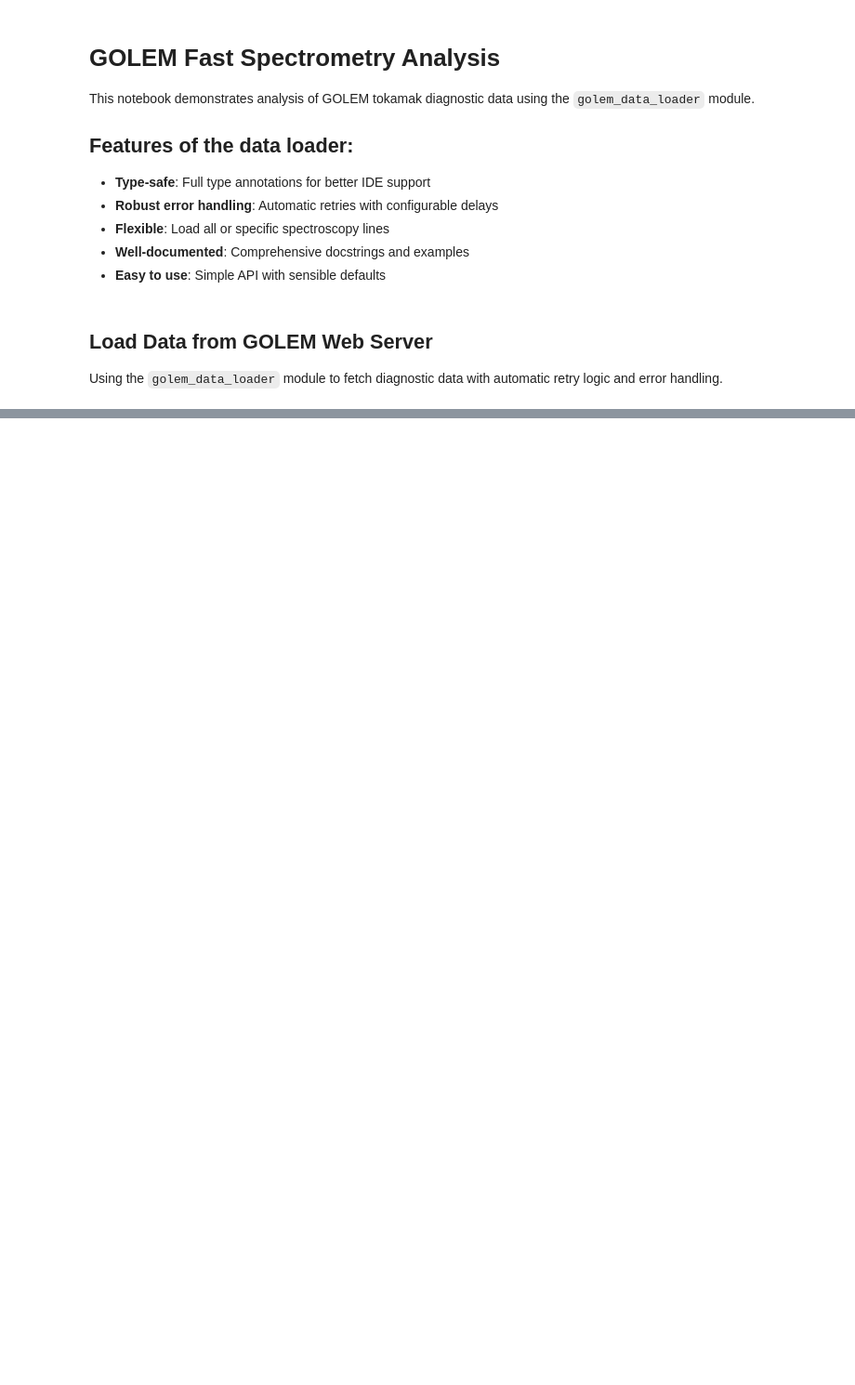
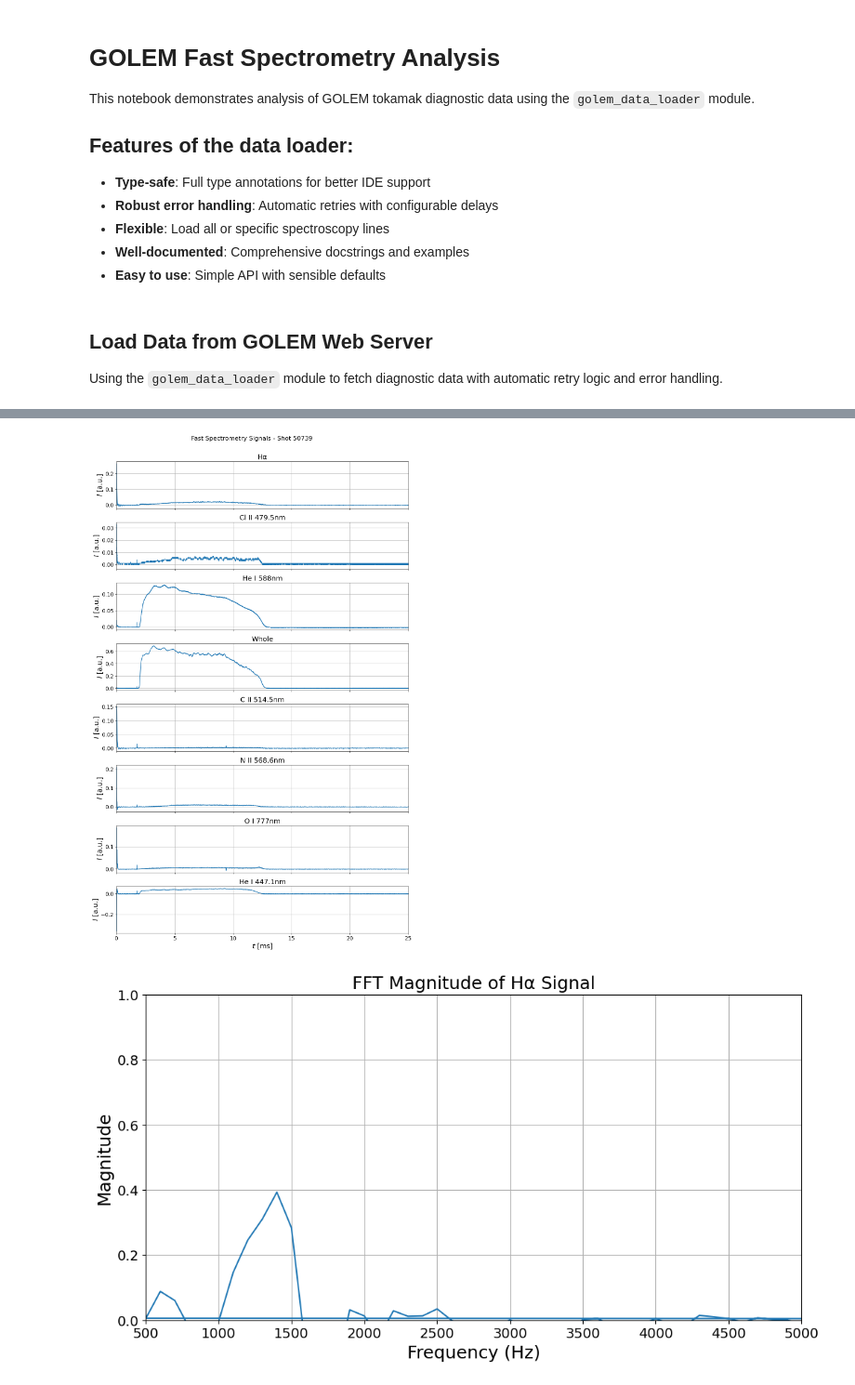
Before and after one commit to samostanek/PRPL2025_ZS, a Jupyter notebook: fast_spectrometry_graphs.ipynb, the cells around one changed output, grey strips where cells are left out. Shown: that part at 93% size. Saved outputs shown, nothing was run; the diff lists cells and outputs as text; code cells hidden in the pictures; blank space fills up the shorter version.

```diff
--- a/fast_spectrometry_graphs.ipynb
+++ b/fast_spectrometry_graphs.ipynb
@@ -33,8 +33,7 @@ plt.rcParams.update(
     }
 )
 # %%
-
-shotno = 50463
+shotno = 50739
 # %% [markdown]
 ## Load Data from GOLEM Web Server
 
@@ -55,6 +79,9 @@ for label, spec_data in spectrometry_data.items():
 # %%
-# One figure, four stacked subplots (share X for alignment)
-fig, axes = plt.subplots(nrows=4, sharex=True, figsize=(12, 10), sharey=True)
+FFT_range = (3500, 4500)
+
+# One figure, eight stacked subplots (share X for alignment)
+%matplotlib inline
+fig, axes = plt.subplots(nrows=8, sharex=True, figsize=(12, 20))
 
 def butter_lowpass_filter(data, cutoff, fs, order=5):
     b, a = butter(order, cutoff, fs=fs, btype='low', analog=False)
@@ -74,37 +101,42 @@ for ax, (label, df) in zip(axes, data.items()):
     # ax.set_ylim(-0.1, 1.5)
     # ax.set_yscale('log')
 
 # Label only the bottom axis with X label
 # Use LaTeX-style mathtext for x-axis label
 axes[-1].set_xlabel(r"$t$ [ms]")
 
 # Figure-level title (fontsize controlled by rcParams figure.titlesize)
 # Move it slightly closer to the subplots
 fig.suptitle(f"Fast Spectrometry Signals - Shot {shotno}", y=0.975)
 
 # Adjust layout; raise the top of the axes area to sit closer to the suptitle
 fig.tight_layout(rect=[0, 0.03, 1, 0.97])
 
 # Show the single figure with all four subplots
 plt.show()
 
 # Compute FFT for He I signal
-he_i_signal = data["He I"].iloc[:, 1].values[400:1000]
+he_i_signal = data["Hα"].iloc[:, 1].values[FFT_range[0]:FFT_range[1]]
 # he_i_signal = np.sin(0.01*np.pi*np.arange(len(he_i_signal)))  # Example signal
 fft_he_i = fft.fft(he_i_signal)
 freqs = fft.fftfreq(len(he_i_signal), d=1e-5)
 
 # plt.plot()
 
 # Plot the magnitude of the FFT
 plt.figure(figsize=(12, 6))
-plt.plot(freqs, np.abs(fft_he_i))
+plt.plot(freqs, fft_he_i)
 plt.xlabel('Frequency (Hz)')
 plt.ylabel('Magnitude')
-plt.xlim(0,25000)
-plt.title('FFT Magnitude of He I Signal')
+# plt.xlim(0,5000)
+plt.xlim(500, 5000)
+plt.ylim(0, 1)
+plt.title('FFT Magnitude of Hα Signal')
 plt.grid(True)
 plt.show()
+# %% [output]
+[figure, added]
+[figure, added]
 # %%
 # Load mini-spectrometer H5 data using the loader module
 h5_data = loader.load_minispectrometer_h5()
```
Also changed, not shown: parts of 5 cells of this notebook, 1 other file.
